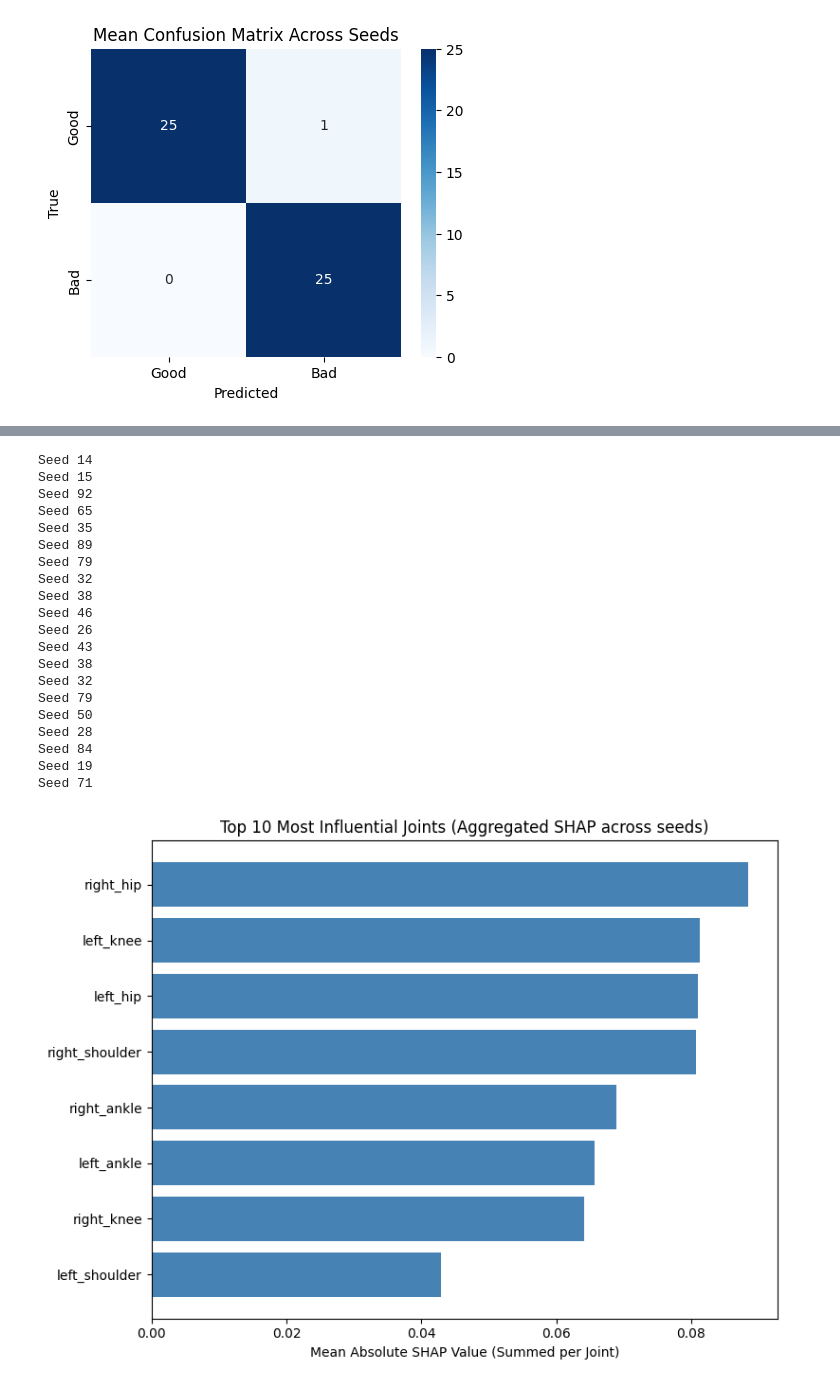
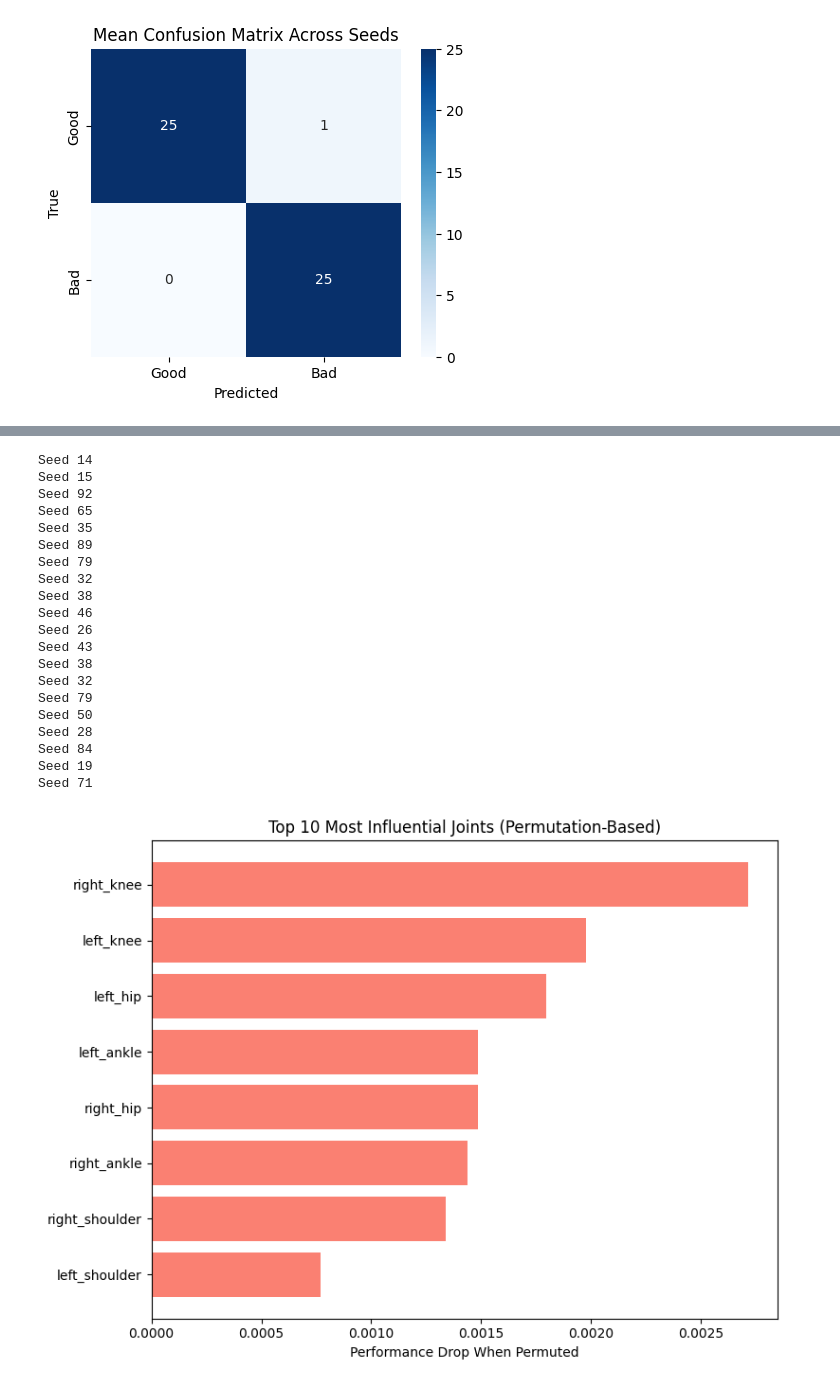
Before and after one commit to perujuice/BScThesis, a Jupyter notebook: models/rf-raw.ipynb, the cells around one changed output, grey strips where cells are left out. Cells and saved outputs as stored; diff of their text form; code cells hidden in the pictures.

```diff
--- a/models/rf-raw.ipynb
+++ b/models/rf-raw.ipynb
@@ -292,13 +289,0 @@ plt.show()
-# %%
-from sklearn.manifold import TSNE
-import matplotlib.pyplot as plt
-
-# Resplit data
-X_train, X_test, y_train, y_test = train_test_split(
-    X, y, test_size=0.2, stratify=y, random_state=seeds[0]
-)
-
-X_embedded = TSNE(n_components=2, random_state=seeds[0]).fit_transform(X_train)
-plt.scatter(X_embedded[:, 0], X_embedded[:, 1], c=y_train, cmap='coolwarm', alpha=0.7)
-plt.title("t-SNE of raw joint features")
-plt.show()
@@ -307,100 +290,96 @@ plt.show()
 # %%
-import shap
+from sklearn.inspection import permutation_importance
+from sklearn.ensemble import RandomForestClassifier
+from sklearn.model_selection import train_test_split
 import matplotlib.pyplot as plt
 import pandas as pd
 import numpy as np
 from collections import defaultdict
+from sklearn.preprocessing import MinMaxScaler
 
 # Your best parameters
 best_params = {
     'max_depth': 9,
-    'max_features': 'sqrt',
+    'max_features': 'log2',
     'min_samples_leaf': 1,
-    'min_samples_split': 10,
-    'n_estimators': 100
-    }
+    'min_samples_split': 2,
+    'n_estimators': 300
+}
 
-# Store SHAP values and test data for all seeds
-all_shap_values = []
-all_X_tests = []
+# Store importances per seed
+all_importances = []
 
 for seed in seeds:
     print(f"Seed {seed}")
     set_seed(seed)
 
-    # Train/test split
+    # Split data
     X_train, X_test, y_train, y_test = train_test_split(
         X, y, test_size=0.2, stratify=y, random_state=seed
     )
 
-    # Normalize
-    #scaler = MinMaxScaler()
-    #X_train = scaler.fit_transform(X_train)
-    #X_test = scaler.transform(X_test)
+    # Normalize using only training data
+    scaler = MinMaxScaler()
+    X_train = scaler.fit_transform(X_train)  # Normalize training data
+    X_test = scaler.transform(X_test)
 
-    # Augment
-    #augmenter = Augmenter(noise_std=0.05, noise_n=2)
-    #X_train, y_train = augment_rf_data(X_train, y_train, augmenter, base_seed=seed)
+    # Augment only the training set
+    augmenter = Augmenter(noise_std=0.05, noise_n=2)  # Now suitable for normalized data
+    X_train, y_train = augment_rf_data(X_train, y_train, augmenter, base_seed=seed)
 
-    # Train model
+    # Train Random Forest
     model = RandomForestClassifier(**best_params, random_state=seed)
     model.fit(X_train, y_train)
 
-    # Compute SHAP
-    explainer = shap.TreeExplainer(model, model_output="raw")
-    shap_vals = explainer.shap_values(X_test)  # shape: (n_samples, n_features, 2)
+    # Permutation importance on test set
+    result = permutation_importance(
+        model, X_test, y_test, scoring="accuracy", n_repeats=5, random_state=seed
+    )
 
-    # Use class 1 (good squat) explanation
-    shap_vals_class1 = shap_vals[:, :, 1]  # shape: (n_samples, n_features)
+    all_importances.append(result.importances_mean)
 
-    all_shap_values.append(shap_vals_class1)
-    all_X_tests.append(X_test)
+# === Average across seeds
+mean_importance = np.mean(np.stack(all_importances), axis=0)
+feature_names = feature_cols[:mean_importance.shape[0]]
 
-# Combine all SHAP and test data
-shap_all = np.vstack(all_shap_values)
-X_test_all = np.vstack(all_X_tests)
-mean_abs_shap = np.abs(shap_all).mean(axis=0)
-
-# Ensure feature names match SHAP shape
-feature_names = feature_cols[:shap_all.shape[1]]
-
-# 🔧 Group by joint prefix (e.g. left_knee, right_ankle)
-grouped_shap = defaultdict(float)
-for name, shap_val in zip(feature_names, mean_abs_shap):
+# === Group by joint prefix (e.g. left_knee, right_ankle)
+grouped_importance = defaultdict(list)
+for name, imp in zip(feature_names, mean_importance):
     parts = name.split("_")
     group = f"{parts[0]}_{parts[1]}" if len(parts) >= 2 else parts[0]
-    grouped_shap[group] += abs(shap_val)
+    grouped_importance[group].append(imp)
 
-# Build DataFrame from grouped SHAP scores
-grouped_df = pd.DataFrame(list(grouped_shap.items()), columns=["Joint", "Total Mean |SHAP|"])
-grouped_df = grouped_df.sort_values(by="Total Mean |SHAP|", ascending=False).head(10)
+# === Average importance per joint group
+grouped_avg = {joint: np.mean(imps) for joint, imps in grouped_importance.items()}
+sorted_grouped = sorted(grouped_avg.items(), key=lambda x: x[1], reverse=True)
 
-# Plot grouped results
+# === Plot
+joints, importances = zip(*sorted_grouped[:10])  # top 10
 plt.figure(figsize=(8, 6))
-plt.barh(grouped_df["Joint"][::-1], grouped_df["Total Mean |SHAP|"][::-1], color="steelblue")
-plt.xlabel("Mean Absolute SHAP Value (Summed per Joint)")
-plt.title("Top 10 Most Influential Joints (Aggregated SHAP across seeds)")
+plt.barh(joints[::-1], importances[::-1], color="salmon")
+plt.xlabel("Performance Drop When Permuted")
+plt.title("Top 10 Most Influential Joints (Permutation-Based)")
 plt.tight_layout()
 plt.show()
 # %% [output]
 Seed 14
 Seed 15
 Seed 92
 Seed 65
 Seed 35
 Seed 89
 Seed 79
 Seed 32
 Seed 38
 Seed 46
 Seed 26
 Seed 43
 Seed 38
 Seed 32
 Seed 79
 Seed 50
 Seed 28
 Seed 84
 Seed 19
 Seed 71
-[figure, old version]
+[figure, new version]
```
Also changed, not shown: parts of 2 cells of this notebook, 19 other files.
